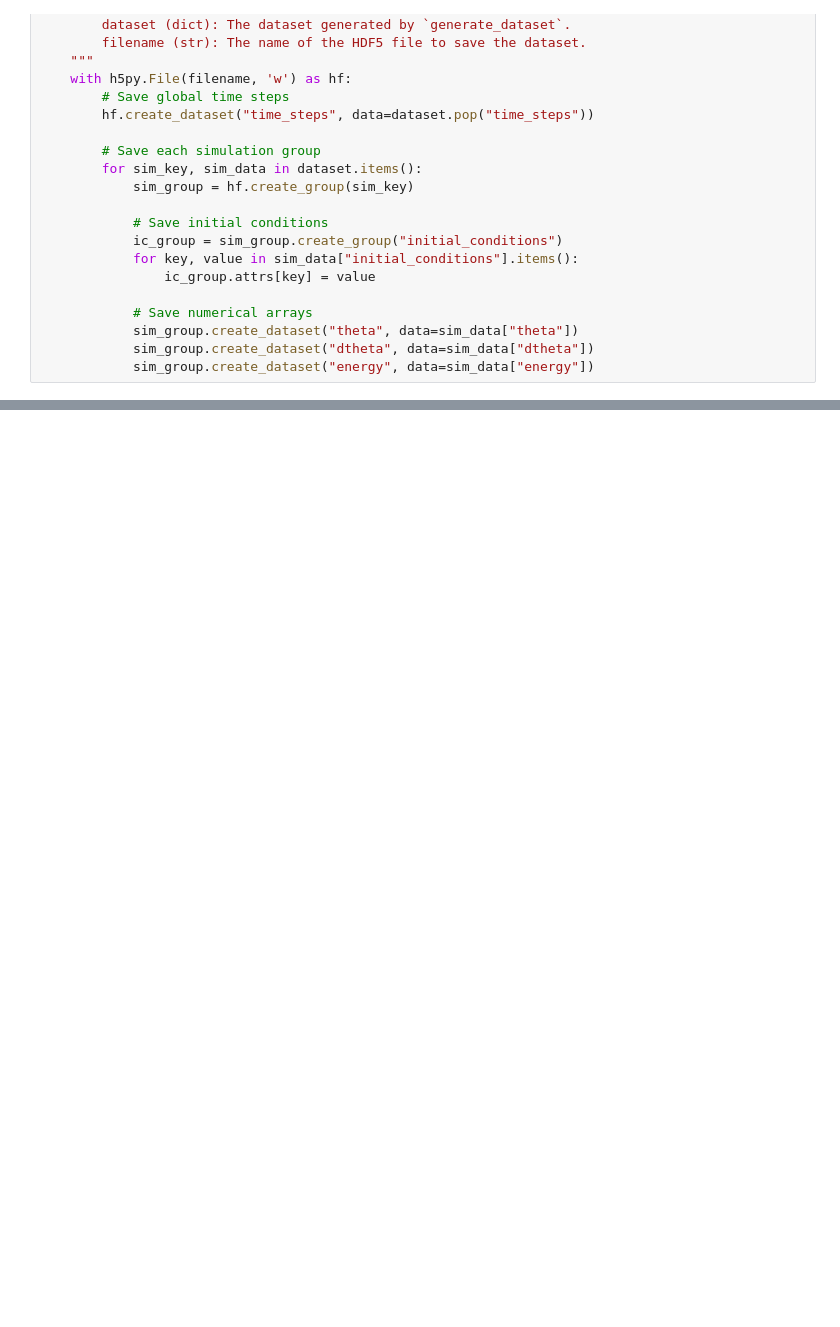
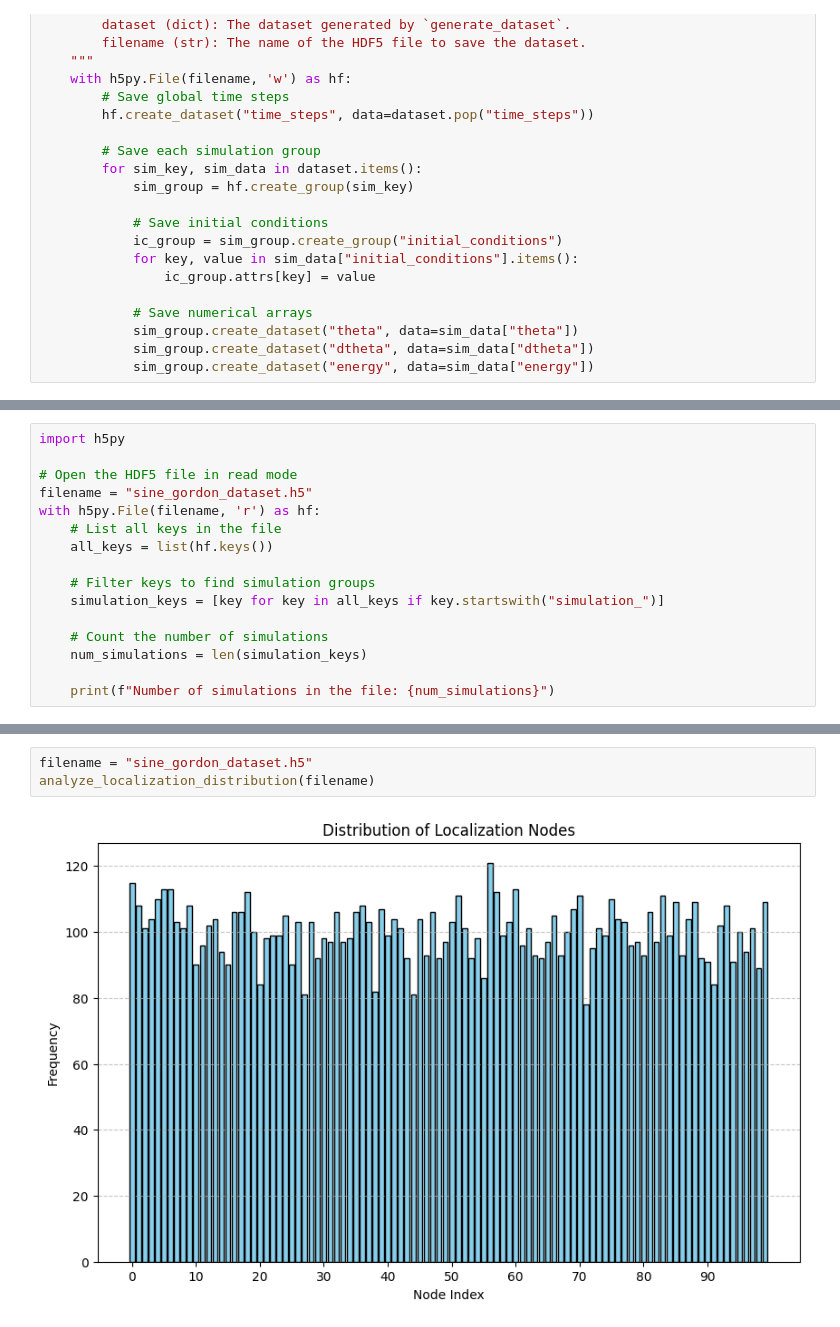
Before and after one commit to GFedor481/Sine-Gordon-Simulation-ML-Prediction, a Jupyter notebook: sine_gordon_project.ipynb, the cells around one changed output, grey strips where cells are left out. Saved outputs shown, nothing was run; the diff lists cells and outputs as text; blank space fills up the shorter version.

```diff
--- a/sine_gordon_project.ipynb
+++ b/sine_gordon_project.ipynb
@@ -303,0 +257,16 @@ Energy shape: (100, 100)
+# %%
+import h5py
+
+# Open the HDF5 file in read mode
+filename = "sine_gordon_dataset.h5"
+with h5py.File(filename, 'r') as hf:
+    # List all keys in the file
+    all_keys = list(hf.keys())
+
+    # Filter keys to find simulation groups
+    simulation_keys = [key for key in all_keys if key.startswith("simulation_")]
+
+    # Count the number of simulations
+    num_simulations = len(simulation_keys)
+
+    print(f"Number of simulations in the file: {num_simulations}")
@@ -303,0 +409,5 @@ Energy shape: (100, 100)
+# %%
+filename = "sine_gordon_dataset.h5"
+analyze_localization_distribution(filename)
+# %% [output]
+[figure, added]
```
Also changed, not shown: parts of 9 cells of this notebook.
